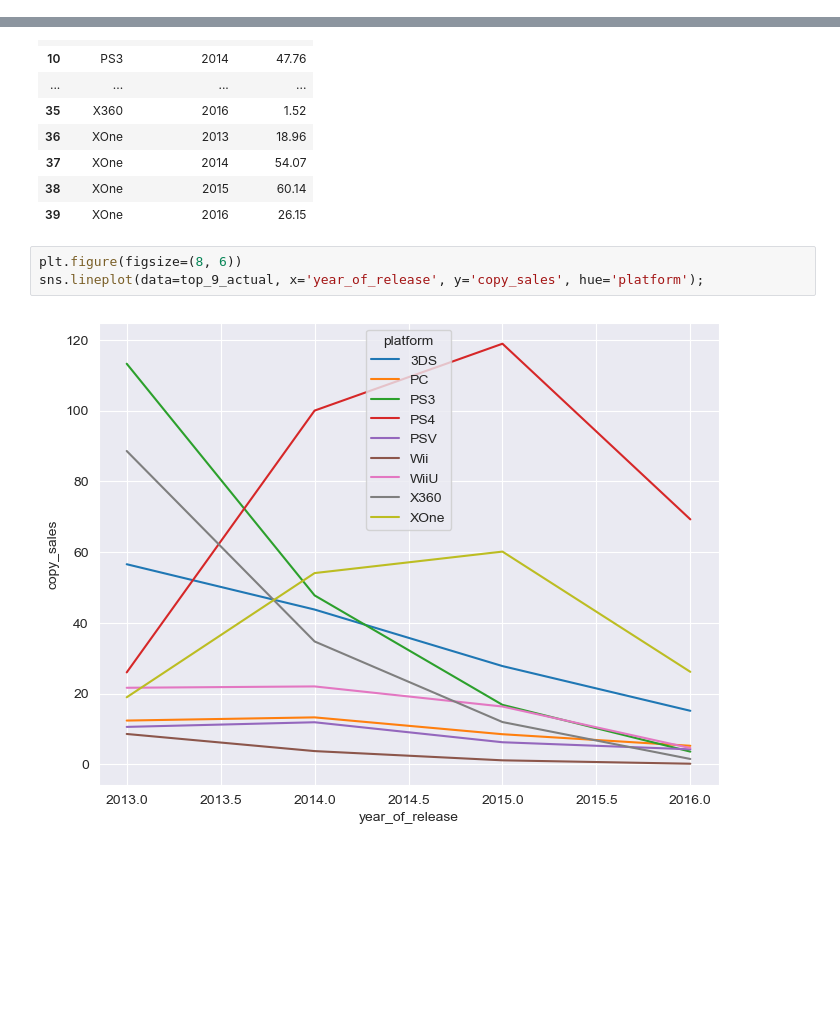
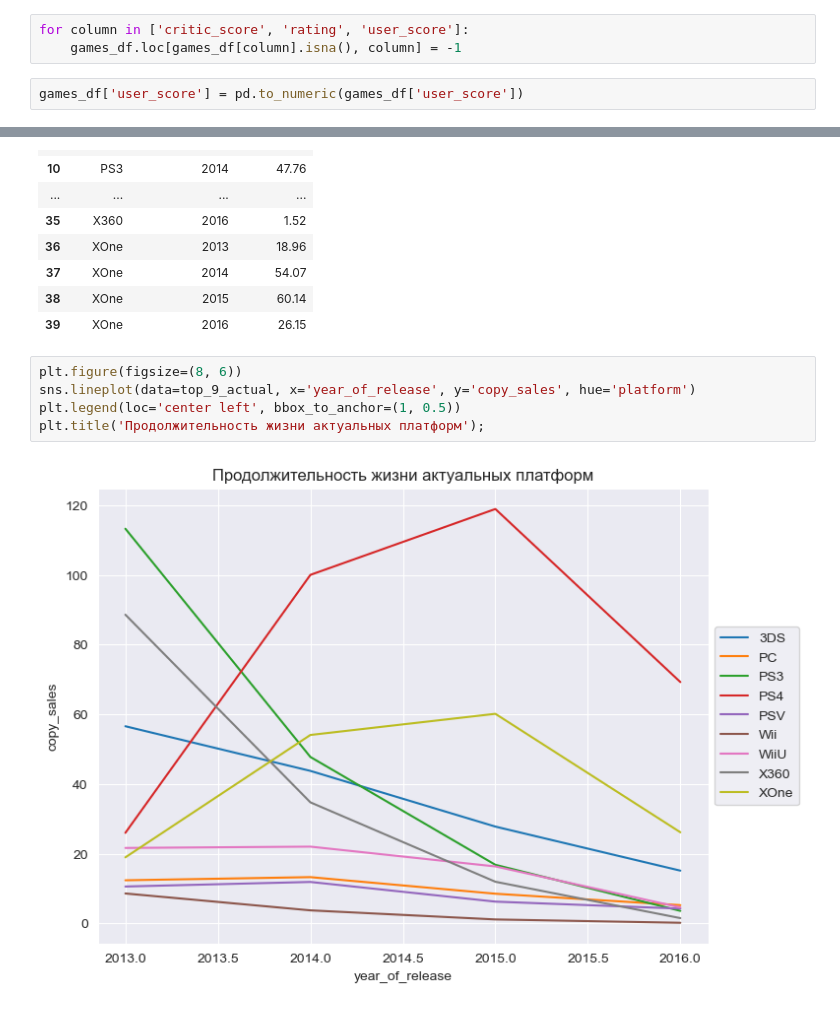
Before and after one commit to liriannamiller/pet_projects, a Jupyter notebook: games_project.ipynb, the cells around one changed output, grey strips where cells are left out. Cells and saved outputs as stored; diff of their text form; blank space fills up the shorter version.

```diff
--- a/games_project.ipynb
+++ b/games_project.ipynb
@@ -37,3 +86,8 @@ tbd_df.head(5)
 # %%
 games_df.loc[games_df['user_score'] == "tbd", 'user_score'] = np.nan
+# %%
+for column in ['critic_score', 'rating', 'user_score']:
+    games_df.loc[games_df[column].isna(), column] = -1
+# %%
+games_df['user_score'] = pd.to_numeric(games_df['user_score'])
 # %%
@@ -177,6 +250,8 @@ top_9_actual
 | 39 | XOne | 2016 | 26.15 |
 # %%
 plt.figure(figsize=(8, 6))
-sns.lineplot(data=top_9_actual, x='year_of_release', y='copy_sales', hue='platform');
+sns.lineplot(data=top_9_actual, x='year_of_release', y='copy_sales', hue='platform')
+plt.legend(loc='center left', bbox_to_anchor=(1, 0.5))
+plt.title('Продолжительность жизни актуальных платформ');
 # %% [output]
-[figure, old version]
+[figure, new version]
```
Also changed, not shown: parts of 84 cells of this notebook.
